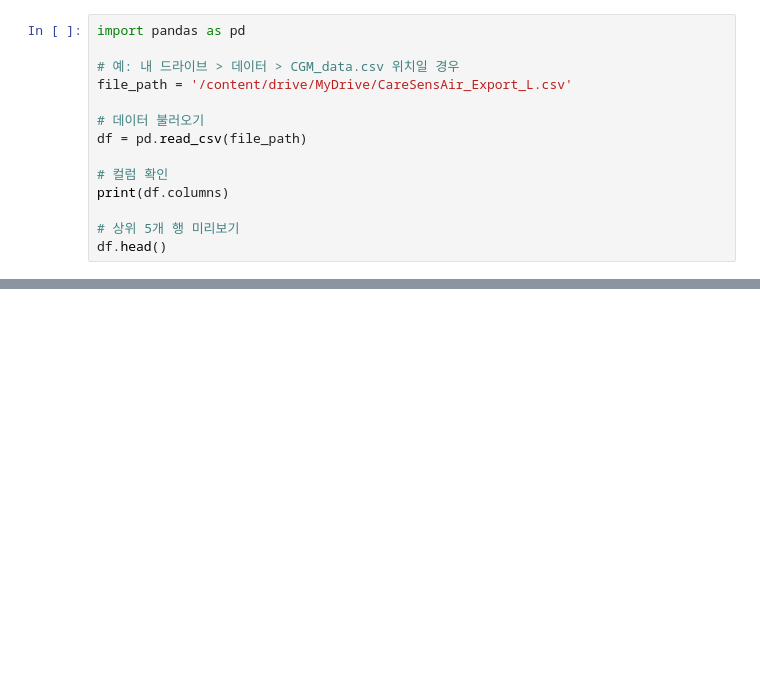
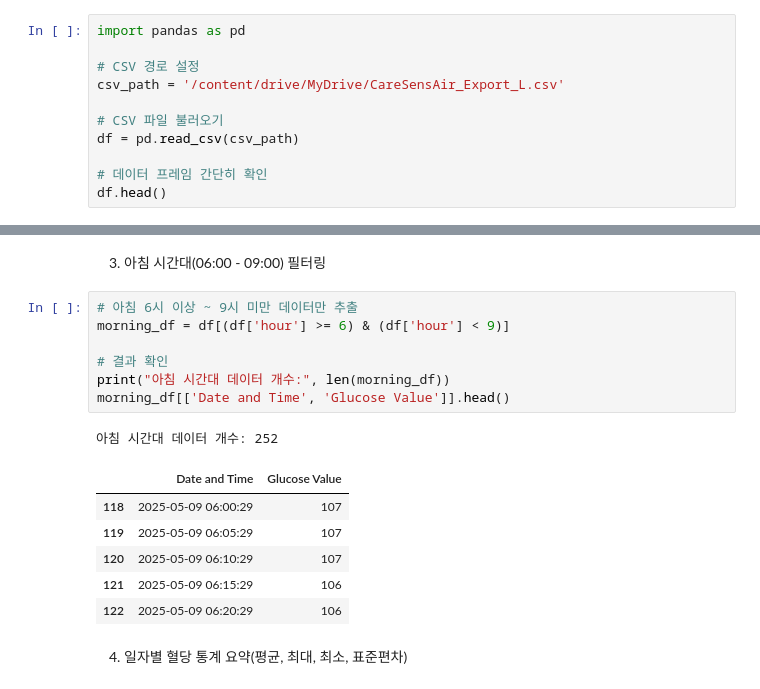
Before and after one commit to Mattlee10/Matt_Labs, a Jupyter notebook: Matt's_labs.ipynb, the cells around one changed output, grey strips where cells are left out. Saved outputs shown, nothing was run; the diff lists cells and outputs as text; blank space fills up the shorter version.

```diff
--- a/Matt's_labs.ipynb
+++ b/Matt's_labs.ipynb
@@ -3,15 +5,12 @@
 # %%
 import pandas as pd
 
-# 예: 내 드라이브 > 데이터 > CGM_data.csv 위치일 경우
-file_path = '/content/drive/MyDrive/CareSensAir_Export_L.csv'
+# CSV 경로 설정
+csv_path = '/content/drive/MyDrive/CareSensAir_Export_L.csv'
 
-# 데이터 불러오기
-df = pd.read_csv(file_path)
+# CSV 파일 불러오기
+df = pd.read_csv(csv_path)
 
-# 컬럼 확인
-print(df.columns)
-
-# 상위 5개 행 미리보기
+# 데이터 프레임 간단히 확인
 df.head()
 # %% [output]
@@ -76,0 +42,19 @@ print(f'\n📊 전체 평균 공복 혈당: {mean_fasting_glucose:.1f} mg/dL')
+# %% [markdown]
+3. 아침 시간대(06:00 - 09:00) 필터링
+# %%
+# 아침 6시 이상 ~ 9시 미만 데이터만 추출
+morning_df = df[(df['hour'] >= 6) & (df['hour'] < 9)]
+
+# 결과 확인
+print("아침 시간대 데이터 개수:", len(morning_df))
+morning_df[['Date and Time', 'Glucose Value']].head()
+# %% [output]
+아침 시간대 데이터 개수: 252
+|  | Date and Time | Glucose Value |
+| 118 | 2025-05-09 06:00:29 | 107 |
+| 119 | 2025-05-09 06:05:29 | 107 |
+| 120 | 2025-05-09 06:10:29 | 107 |
+| 121 | 2025-05-09 06:15:29 | 106 |
+| 122 | 2025-05-09 06:20:29 | 106 |
+# %% [markdown]
+4. 일자별 혈당 통계 요약(평균, 최대, 최소, 표준편차)
```
Also changed, not shown: parts of 10 cells of this notebook.
